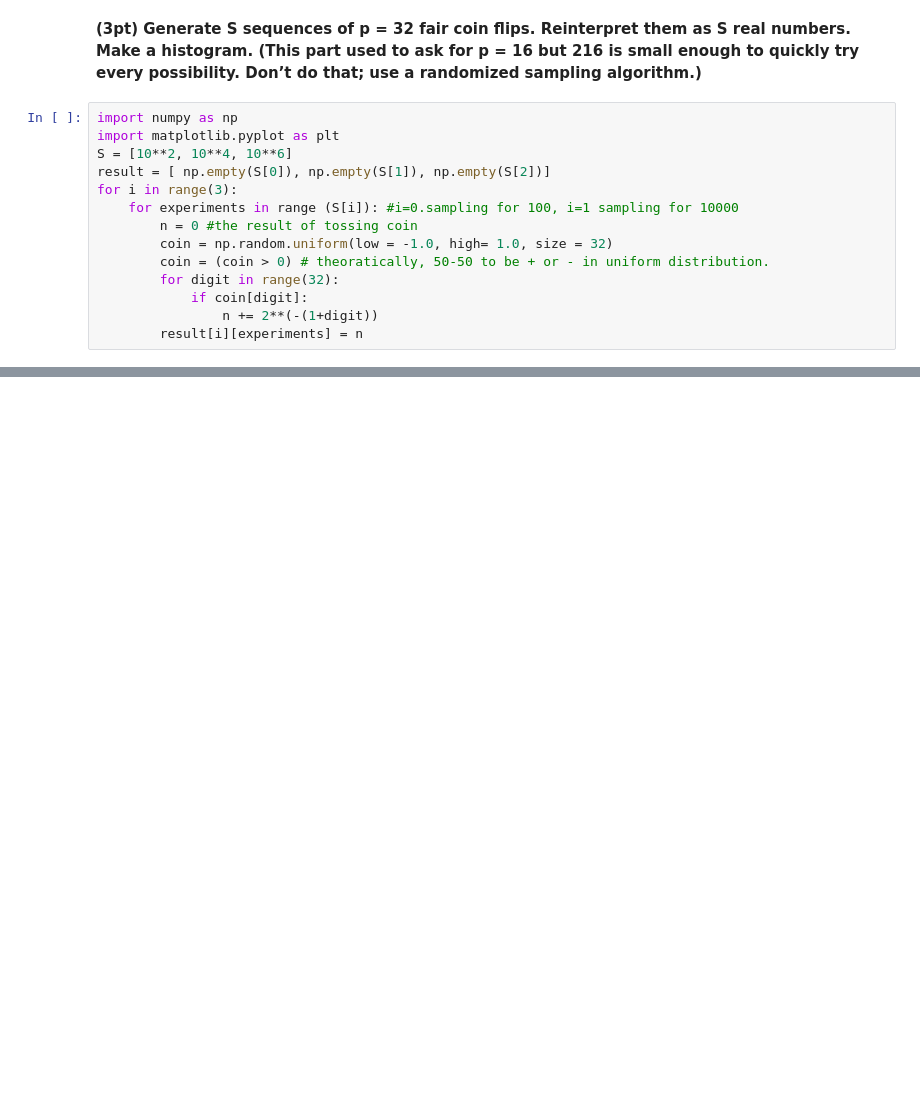
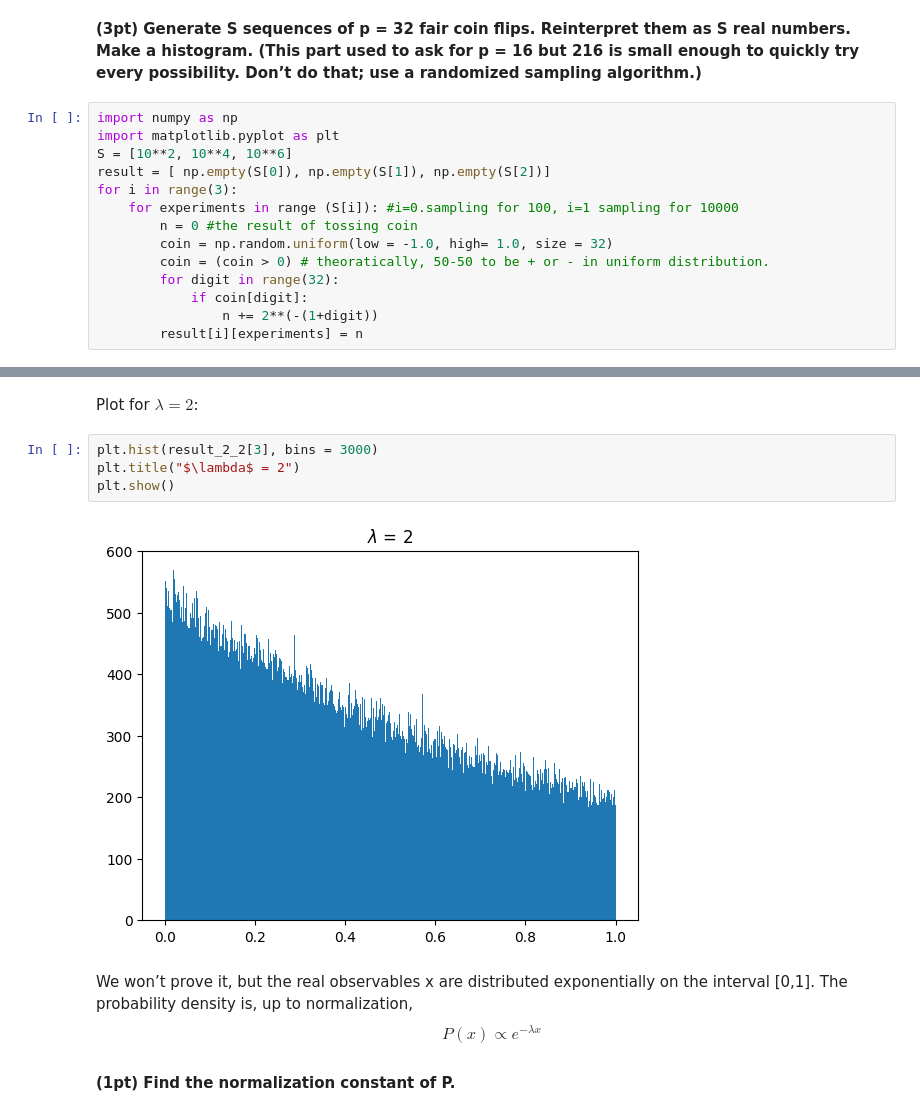
Before and after one commit to LeeYee2002/Computational-Physics-HW, a Jupyter notebook: HW2.ipynb, the cells around one changed output, grey strips where cells are left out. Saved outputs shown, nothing was run; the diff lists cells and outputs as text; blank space fills up the shorter version.

```diff
--- a/HW2.ipynb
+++ b/HW2.ipynb
@@ -54,0 +108,13 @@ plt.show()
+# %% [markdown]
+Plot for $\lambda =2 $:
+# %%
+plt.hist(result_2_2[3], bins = 3000)
+plt.title("$\lambda$ = 2")
+plt.show()
+# %% [output]
+[figure, added]
+# %% [markdown]
+We won’t prove it, but the real observables x are distributed exponentially on the interval [0,1]. The probability density is, up to normalization,
+$$P(x) ∝ e^{−λx}$$
+# %% [markdown]
+**(1pt) Find the normalization constant of P.**
```
Also changed, not shown: parts of 24 cells of this notebook.
